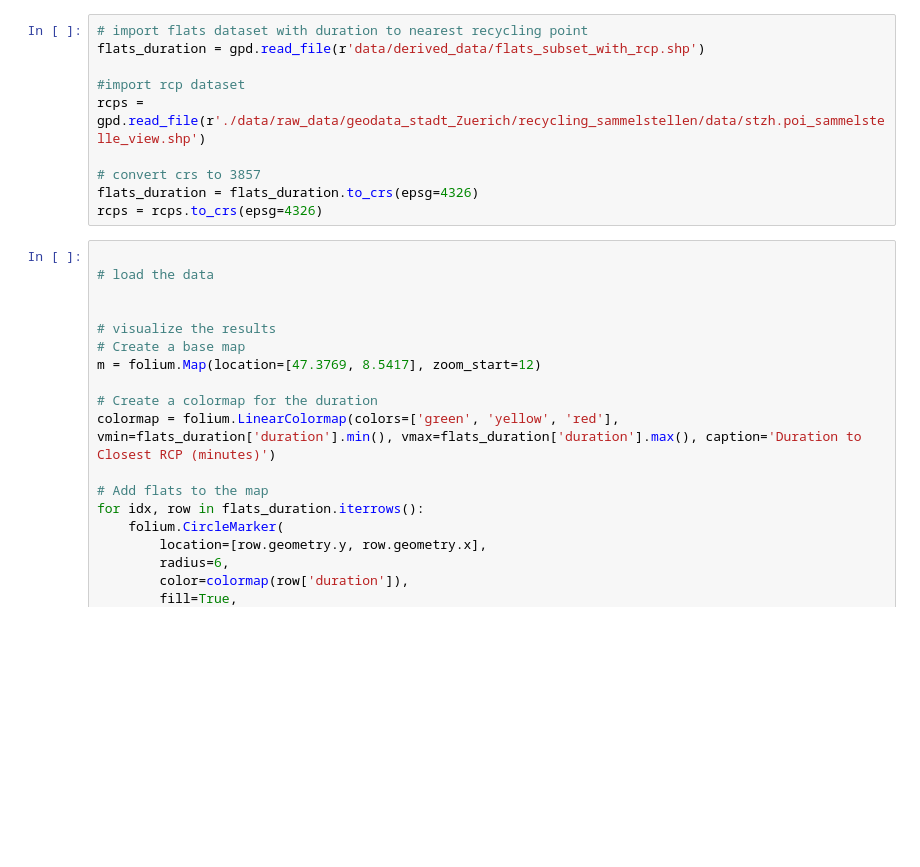
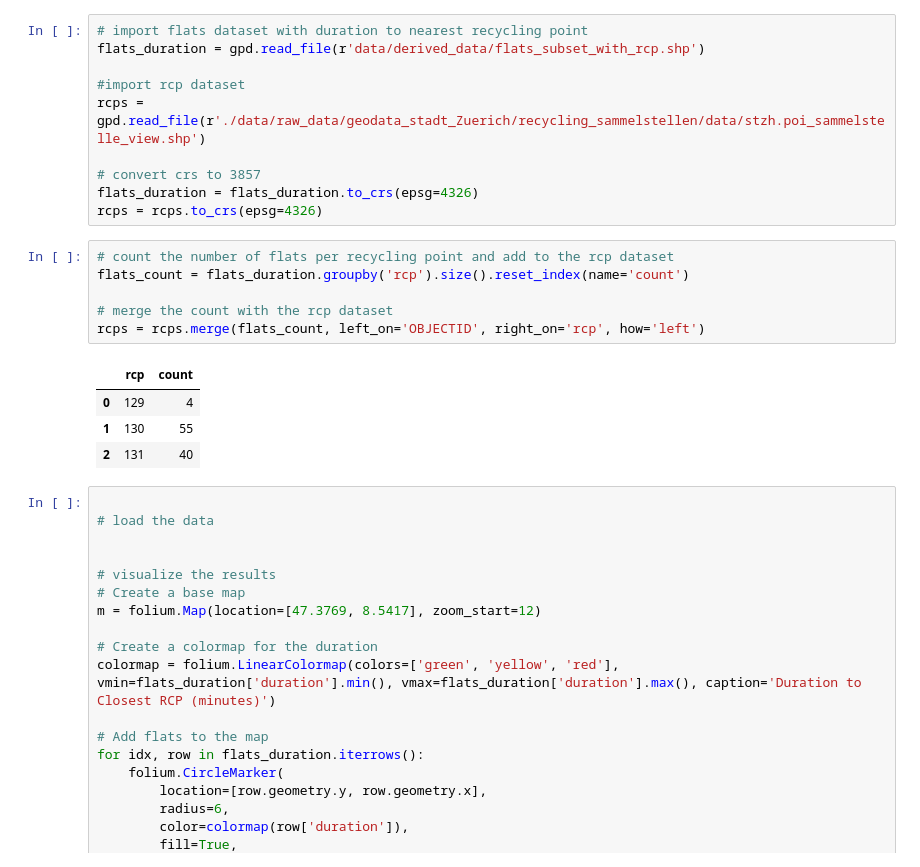
Before and after one commit to Global-Health-Engineering/recycling-network-optimization, a Jupyter notebook: python/visualisations.ipynb, the cells around one changed output. Cells and saved outputs as stored; diff of their text form; blank space fills up the shorter version.

Commit message:
added caculation of served flats per RCP

```diff
--- a/python/visualisations.ipynb
+++ b/python/visualisations.ipynb
@@ -21,6 +21,17 @@ rcps = gpd.read_file(r'./data/raw_data/geodata_stadt_Zuerich/recycling_sammelste
 # convert crs to 3857
 flats_duration = flats_duration.to_crs(epsg=4326)
 rcps = rcps.to_crs(epsg=4326)
+# %%
+# count the number of flats per recycling point and add to the rcp dataset
+flats_count = flats_duration.groupby('rcp').size().reset_index(name='count')
+
+# merge the count with the rcp dataset
+rcps = rcps.merge(flats_count, left_on='OBJECTID', right_on='rcp', how='left')
+# %% [output]
+|  | rcp | count |
+| 0 | 129 | 4 |
+| 1 | 130 | 55 |
+| 2 | 131 | 40 |
 # %%
 
 # load the data
```
